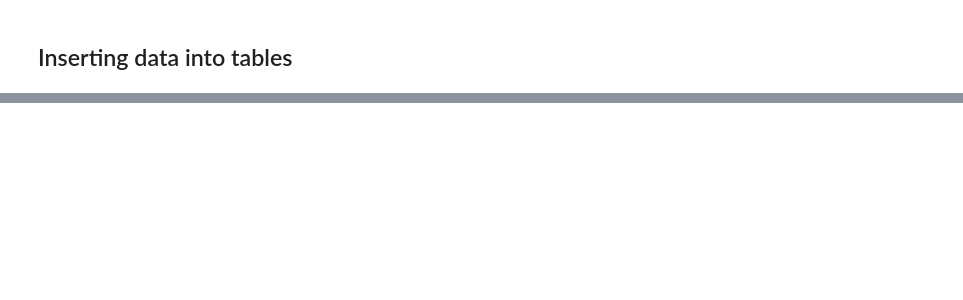
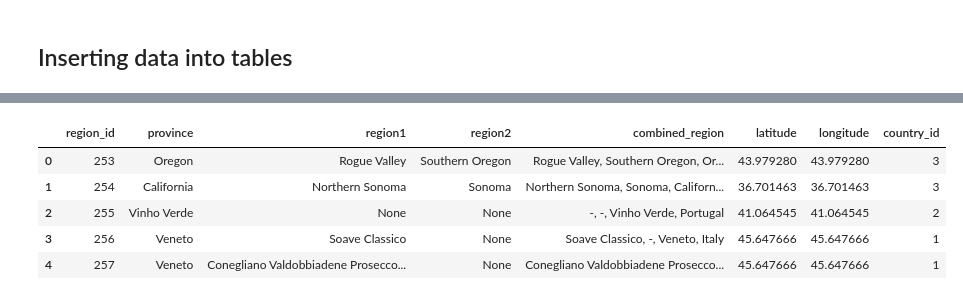
Before and after one commit to Kphad20/ETL-Project-Group5, a Jupyter notebook: Wine_db.ipynb, the cells around one changed output, grey strips where cells are left out. Cells and saved outputs as stored; diff of their text form; code cells hidden in the pictures; blank space fills up the shorter version.

```diff
--- a/Wine_db.ipynb
+++ b/Wine_db.ipynb
@@ -739,0 +760,10 @@ final_wine_review_df.to_sql(name='wine_review', con=engine, if_exists='append',
+# %%
+# Querying to check that the data inserted in region table is correct
+pd.read_sql_query('select * from region', con=engine).head()
+# %% [output]
+|  | region_id | province | region1 | region2 | combined_region | latitude | longitude | country_id |
+| 0 | 253 | Oregon | Rogue Valley | Southern Oregon | Rogue Valley, Southern Oregon, Or... | 43.979280 | 43.979280 | 3 |
+| 1 | 254 | California | Northern Sonoma | Sonoma | Northern Sonoma, Sonoma, Californ... | 36.701463 | 36.701463 | 3 |
+| 2 | 255 | Vinho Verde | None | None | -, -, Vinho Verde, Portugal | 41.064545 | 41.064545 | 2 |
+| 3 | 256 | Veneto | Soave Classico | None | Soave Classico, -, Veneto, Italy | 45.647666 | 45.647666 | 1 |
+| 4 | 257 | Veneto | Conegliano Valdobbiadene Prosecco... | None | Conegliano Valdobbiadene Prosecco... | 45.647666 | 45.647666 | 1 |
```
Also changed, not shown: parts of 10 cells of this notebook, 2 other files.
